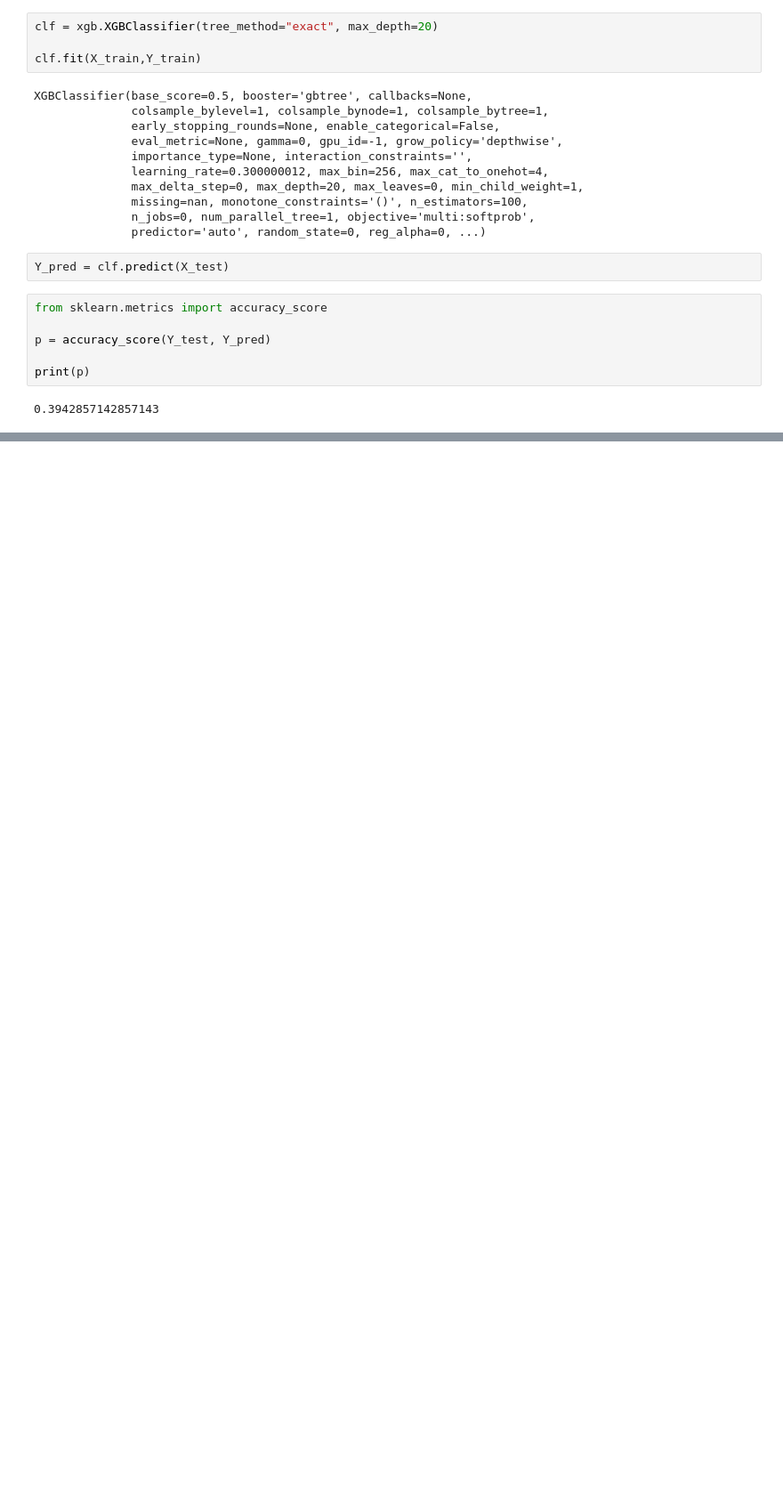
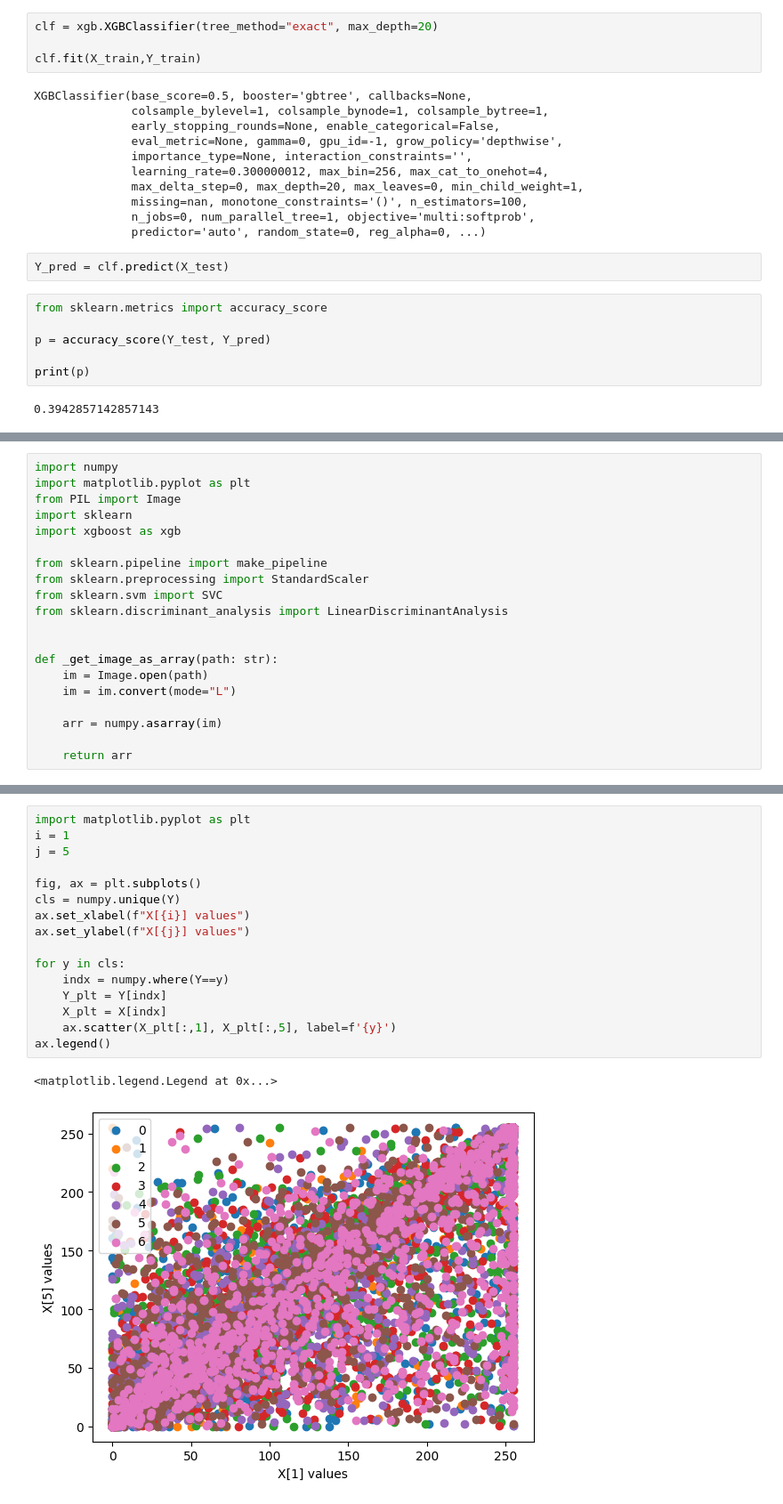
Before and after one commit to DefenseIsAlie/EE-401-Expression_Recognition, a Jupyter notebook: main.ipynb, the cells around one changed output, grey strips where cells are left out. Shown at 89% size. Saved outputs shown, nothing was run; the diff lists cells and outputs as text; blank space fills up the shorter version.

```diff
--- a/main.ipynb
+++ b/main.ipynb
@@ -441,0 +444,20 @@ print(p)
+# %%
+import numpy
+import matplotlib.pyplot as plt
+from PIL import Image
+import sklearn
+import xgboost as xgb
+
+from sklearn.pipeline import make_pipeline
+from sklearn.preprocessing import StandardScaler
+from sklearn.svm import SVC
+from sklearn.discriminant_analysis import LinearDiscriminantAnalysis
+
+
+def _get_image_as_array(path: str):
+    im = Image.open(path)
+    im = im.convert(mode="L")
+
+    arr = numpy.asarray(im)
+
+    return arr
@@ -442 +508,20 @@ print(p)
+# %%
+import matplotlib.pyplot as plt
+i = 1
+j = 5
+
+fig, ax = plt.subplots()
+cls = numpy.unique(Y)
+ax.set_xlabel(f"X[{i}] values")
+ax.set_ylabel(f"X[{j}] values")
+
+for y in cls:
+    indx = numpy.where(Y==y)
+    Y_plt = Y[indx]
+    X_plt = X[indx]
+    ax.scatter(X_plt[:,1], X_plt[:,5], label=f'{y}')
+ax.legend()
+# %% [output]
+<matplotlib.legend.Legend at 0x...>
+[figure, added]
 # %% [markdown]
```
Also changed, not shown: parts of 20 cells of this notebook.
